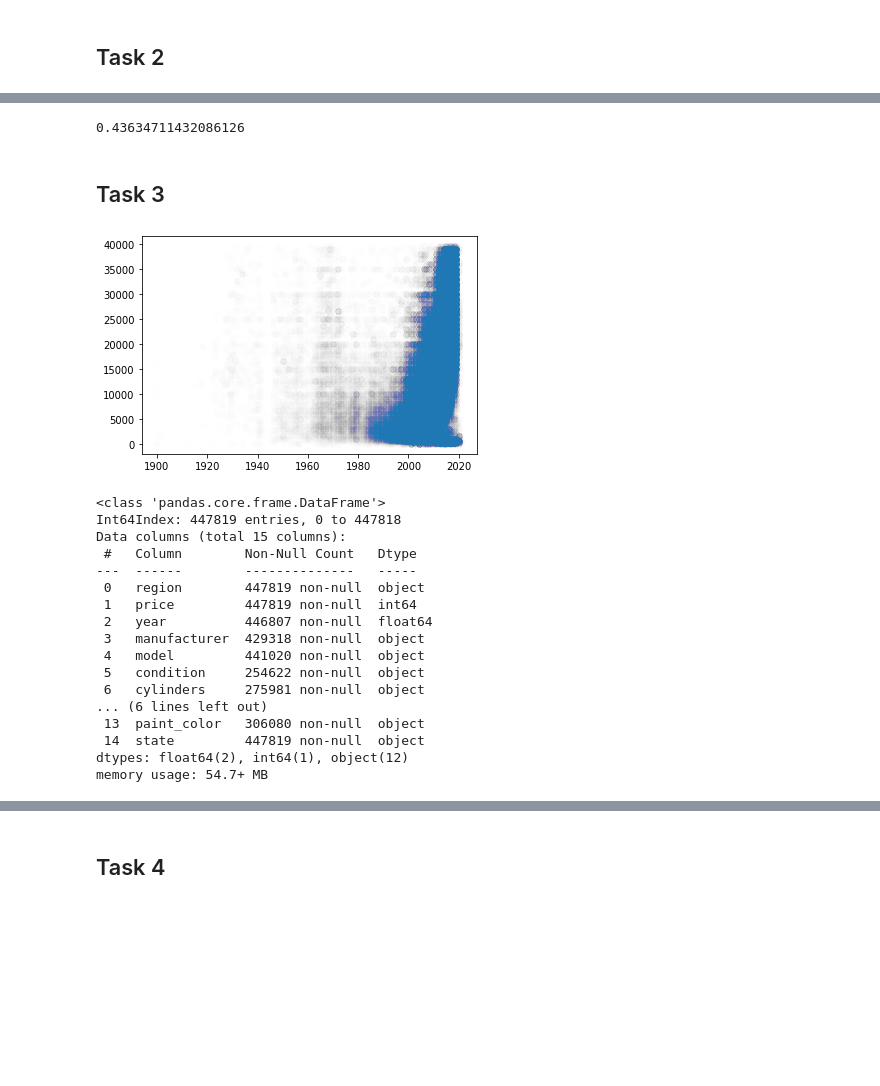
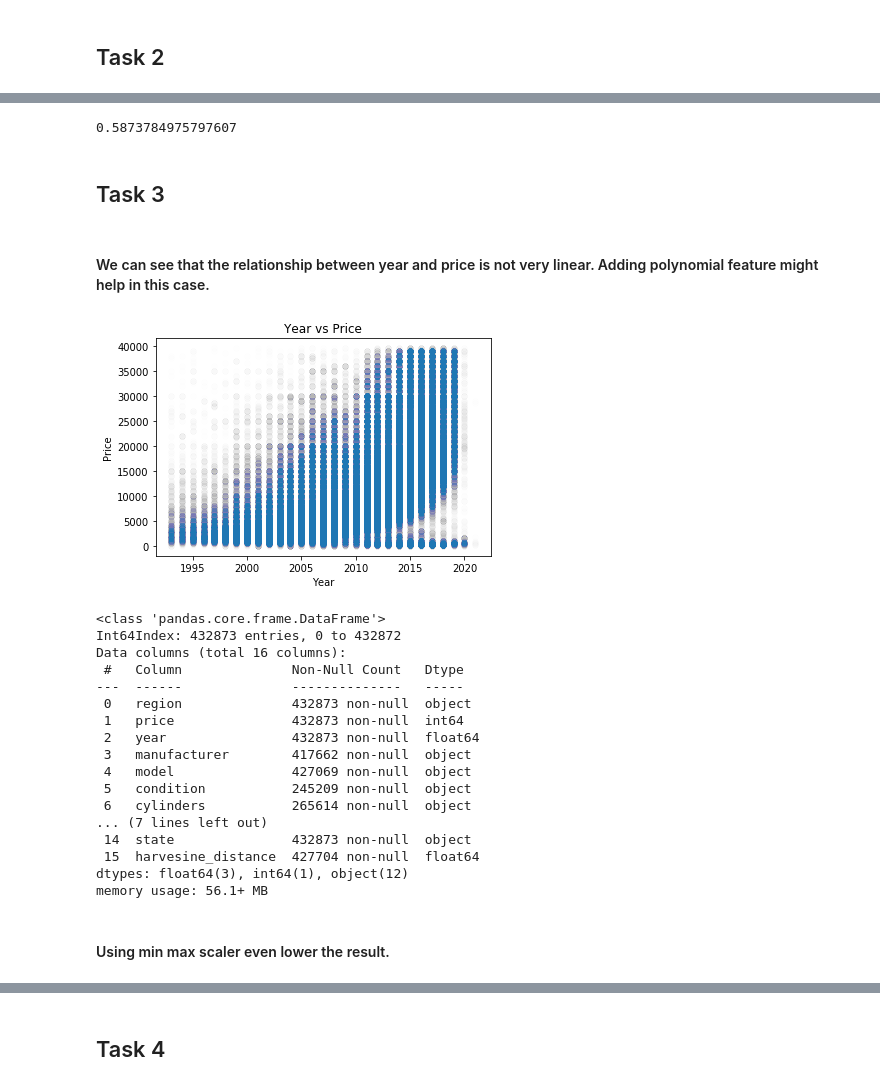
Before and after one commit to liuhz0926/AML2020-homework3, a Jupyter notebook: 4995_HW3.ipynb, the cells around one changed output, grey strips where cells are left out. Drawn from its saved outputs; the diff is of its cells as text; code cells hidden in the pictures; blank space fills up the shorter version.

```diff
--- a/4995_HW3.ipynb
+++ b/4995_HW3.ipynb
@@ -142,3 +175,8 @@ plt.title("Count plot of Years")
 plt.show()
 # %% [output]
 [figure]
+# %%
+year_Q1 = new_data['year'].quantile(0.25)
+year_Q3 = new_data['year'].quantile(0.75)
+year_IQR = year_Q3 - year_Q1
+new_data = new_data.loc[(new_data['year'] > year_Q1 - 1.5*year_IQR) & (new_data['year'] < year_Q3 + 1.5*year_IQR)]
@@ -351,2 +425,22 @@ plt.show()
+# %%
+from math import radians, cos, sin, asin, sqrt
+def single_pt_haversine(lat, lng, degrees=True):
+    """
+    'Single-point' Haversine: Calculates the great circle distance
+    between a point on Earth and the (0, 0) lat-long coordinate
+    """
+    r = 6371 # Earth's radius (km). Have r = 3956 if you want miles
+
+    # Convert decimal degrees to radians
+    if degrees:
+        lat, lng = map(radians, [lat, lng])
+
+    # 'Single-point' Haversine formula
+    a = sin(lat/2)**2 + cos(lat) * sin(lng/2)**2
+    d = 2 * r * asin(sqrt(a))
+
+    return d
+# %%
+new_data['harvesine_distance'] = [single_pt_haversine(x, y) for x, y in zip(new_data.long, new_data.lat)]
 # %%
 new_data.index = np.arange(0, len(new_data))
@@ -451,36 +526,43 @@ print(np.mean(Ridge_score))
 # %%
-Lasso_model = make_pipeline(preprocess, Lasso())
+Lasso_model = make_pipeline(preprocess, Lasso(max_iter = 5000, tol = 0.5))
 Lasso_score = cross_val_score(Lasso_model, X_train, np.ravel(y_train), cv = 5)
 print(np.mean(Lasso_score))
 # %% [output]
-0.43634711432086126
+0.5873784975797607
 # %% [markdown]
 ## Task 3
+# %% [markdown]
+#### We can see that the relationship between year and price is not very linear. Adding polynomial feature might help in this case.
 # %%
-plt.plot(new_data['year'], new_data['price'], 'o', alpha = 0.00198)
+plt.plot(new_data['year'], new_data['price'], 'o', alpha = 0.0019609)
+plt.xlabel("Year")
+plt.ylabel("Price")
+plt.title("Year vs Price")
 plt.show()
 # %% [output]
-[figure, old version]
+[figure, new version]
 # %%
 new_data.info()
 # %% [output]
 <class 'pandas.core.frame.DataFrame'>
-Int64Index: 447819 entries, 0 to 447818
-Data columns (total 15 columns):
- #   Column        Non-Null Count   Dtype
----  ------        --------------   -----
- 0   region        447819 non-null  object
- 1   price         447819 non-null  int64
- 2   year          446807 non-null  float64
- 3   manufacturer  429318 non-null  object
- 4   model         441020 non-null  object
- 5   condition     254622 non-null  object
- 6   cylinders     275981 non-null  object
-... (6 lines left out)
- 13  paint_color   306080 non-null  object
- 14  state         447819 non-null  object
-dtypes: float64(2), int64(1), object(12)
-memory usage: 54.7+ MB
+Int64Index: 432873 entries, 0 to 432872
+Data columns (total 16 columns):
+ #   Column              Non-Null Count   Dtype
+---  ------              --------------   -----
+ 0   region              432873 non-null  object
+ 1   price               432873 non-null  int64
+ 2   year                432873 non-null  float64
+ 3   manufacturer        417662 non-null  object
+ 4   model               427069 non-null  object
+ 5   condition           245209 non-null  object
+ 6   cylinders           265614 non-null  object
+... (7 lines left out)
+ 14  state               432873 non-null  object
+ 15  harvesine_distance  427704 non-null  float64
+dtypes: float64(3), int64(1), object(12)
+memory usage: 56.1+ MB
+# %% [markdown]
+#### Using min max scaler even lower the result.
 # %%
 # Change to Min_Max Scaler
 preprocess_2 = make_column_transformer((make_pipeline(SimpleImputer(strategy="median"),
```
Also changed, not shown: parts of 83 cells of this notebook.
